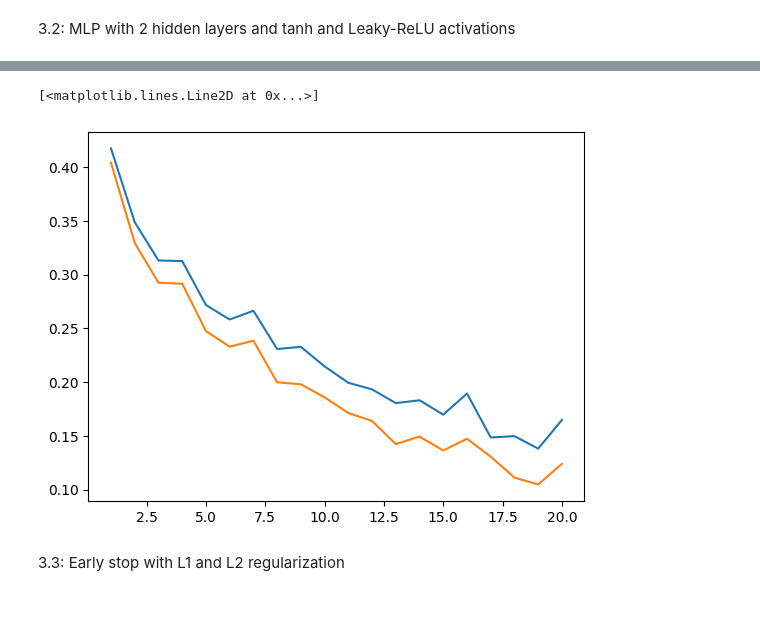
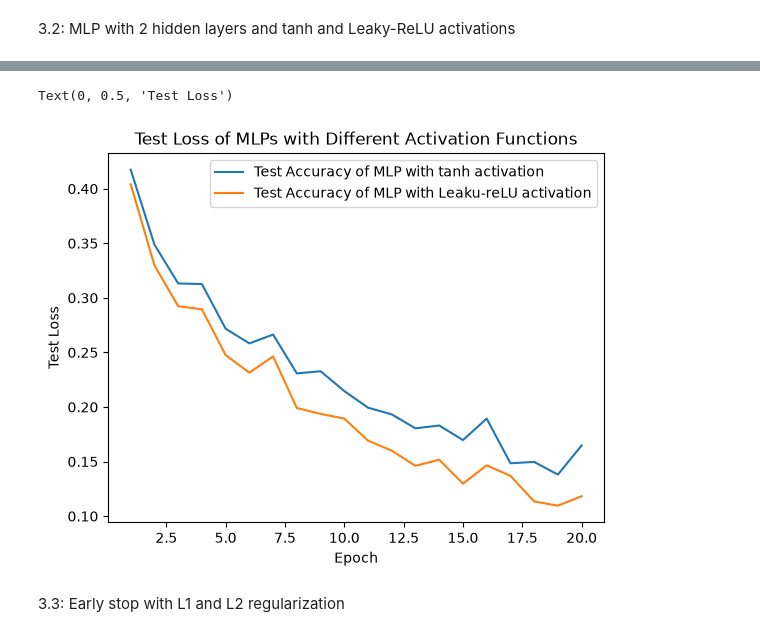
Before and after one commit to mounirammam/COMP551-Group-Project-A3, a Jupyter notebook: COMP551_A3.ipynb, the cells around one changed output, grey strips where cells are left out. Drawn from its saved outputs; the diff is of its cells as text; code cells hidden in the pictures; blank space fills up the shorter version.

```diff
--- a/COMP551_A3.ipynb
+++ b/COMP551_A3.ipynb
@@ -474,15 +454,20 @@ epoch  20 | train loss 0.1168 acc 0.9576 | val acc 0.8903 | test acc 0.8818 | 0.
 3.2: MLP with 2 hidden layers and tanh and Leaky-ReLU activations
 # %%
 # MLP 2 hidden layers - tahn
+#Train MLP on 2 hidden layers
 mlp_32_tanh = MLP(activation='tanh', num_hidden=2, hidden_units=[256, 256])
-mlp_32_tanh.fit(X_train, y_train, learning_rate=0.05, epochs=20, batch_size=64, optimizer=GradientDescent(learning_rate=0.05))
+mlp_32_tanh.fit(X_train, y_train, learning_rate=0.05, epochs=20, batch_size=64, optimizer=GradientDescent(learning_rate=0.05),X_val=X_val, y_val=y_val, X_test=X_test, y_test=y_test)
 epoch_32_tanh = range(1, len(mlp_32_tanh.history['train_acc']) + 1)
 
 # MLP 2 hidden layers - leaky reLU
 mlp_32_leaky = MLP(activation='leaky_relu', num_hidden=2, hidden_units=[256, 256])
-mlp_32_leaky.fit(X_train, y_train, learning_rate=0.05, epochs=20, batch_size=64, optimizer=GradientDescent(learning_rate=0.05))
+mlp_32_leaky.fit(X_train, y_train, learning_rate=0.05, epochs=20, batch_size=64, optimizer=GradientDescent(learning_rate=0.05),X_val=X_val, y_val=y_val, X_test=X_test, y_test=y_test)
 epoch_32_leaky = range(1, len(mlp_32_leaky.history['train_acc']) + 1)
 
 plt.plot(epoch_32_tanh, mlp_32_tanh.history['train_loss'], label='Test Accuracy of MLP with tanh activation')
 plt.plot(epoch_32_leaky, mlp_32_leaky.history['train_loss'], label='Test Accuracy of MLP with Leaku-reLU activation')
+plt.legend()
+plt.title('Test Loss of MLPs with Different Activation Functions')
+plt.xlabel('Epoch')
+plt.ylabel('Test Loss')
 # %% [output]
@@ -506,5 +491,5 @@ epoch  20 | train loss 0.1239 acc 0.9543 | val acc nan | test acc nan | 0.2s
-[<matplotlib.lines.Line2D at 0x...>]
+Text(0, 0.5, 'Test Loss')
-[figure, old version]
+[figure, new version]
 # %% [markdown]
 3.3: Early stop with L1 and L2 regularization
 # %%
```
Also changed, not shown: parts of 6 cells of this notebook.
